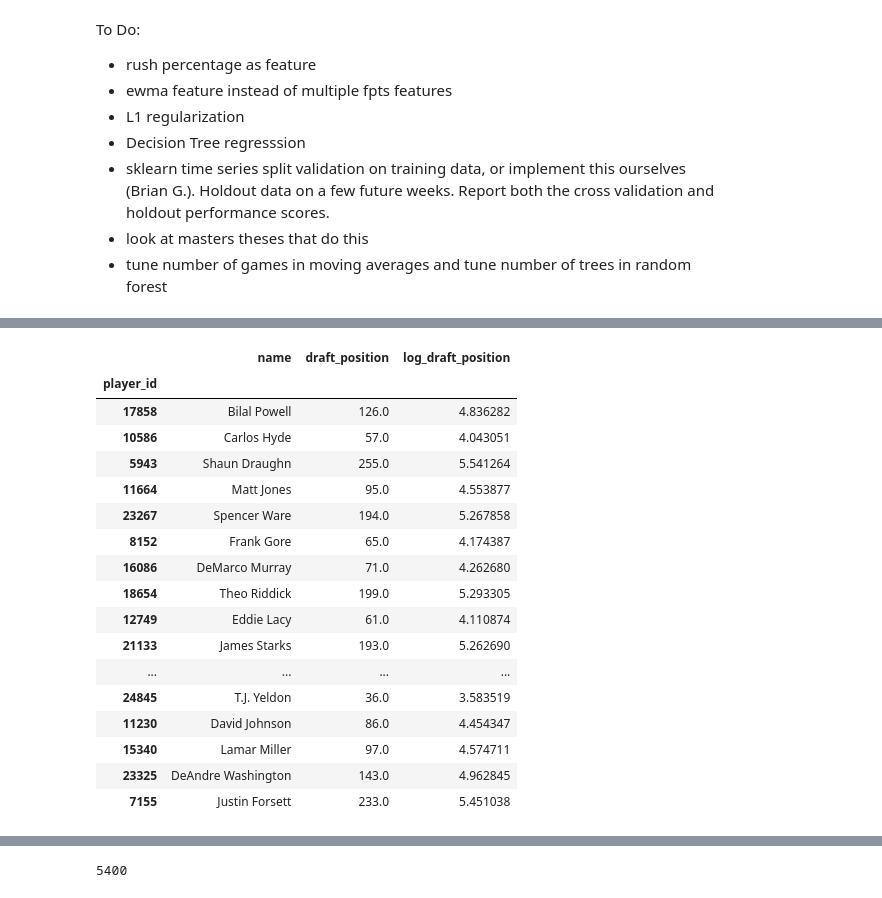
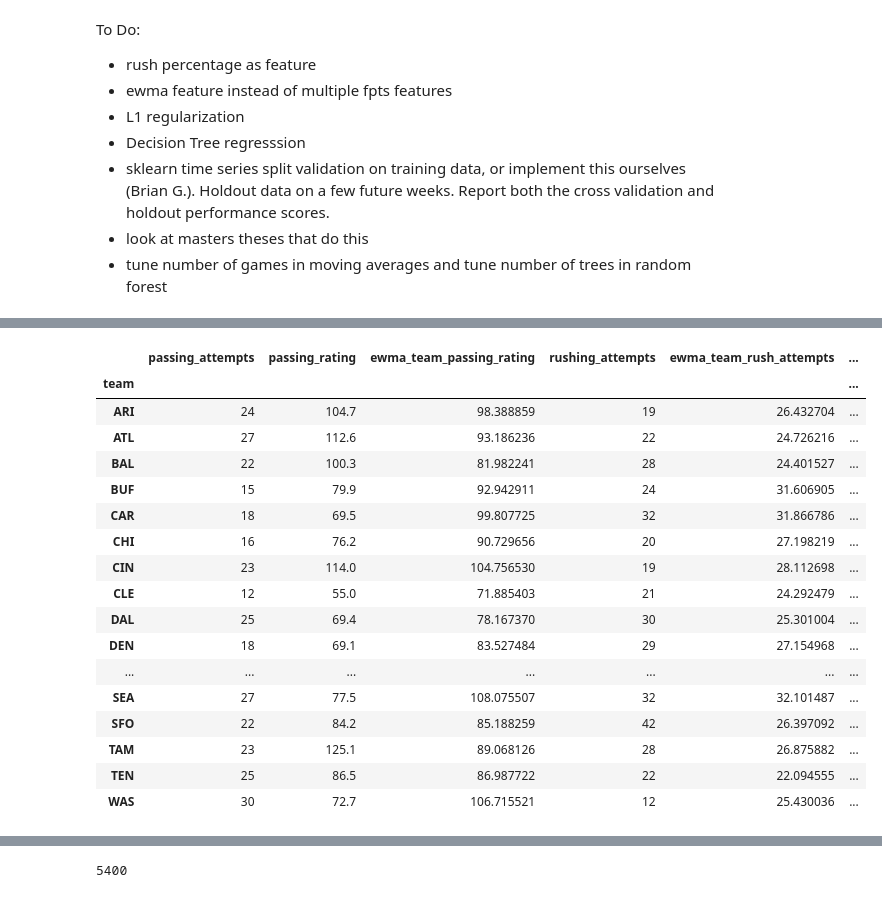
Before and after one commit to nkvarberg/Football-Prediction, a Jupyter notebook: EDA_Varberg.ipynb, the cells around one changed output, grey strips where cells are left out. Cells and saved outputs as stored; diff of their text form; code cells hidden in the pictures.

```diff
--- a/EDA_Varberg.ipynb
+++ b/EDA_Varberg.ipynb
@@ -59,29 +83,6 @@ def get_players_thatweek(all_games, all_players, position, year, game_number, su
     for_df.fillna(255, inplace=True)
     for_df['log_draft_position'] = np.log(for_df.draft_position)
     return pd.DataFrame(data=for_df)
-# %%
-# train to game number
-a = get_players_thatweek(all_games, all_players,'RB',2016,1,subset_position)
-a
-# %% [output]
-|  | name | draft_position | log_draft_position |
-| player_id |  |  |  |
-| 17858 | Bilal Powell | 126.0 | 4.836282 |
-| 10586 | Carlos Hyde | 57.0 | 4.043051 |
-| 5943 | Shaun Draughn | 255.0 | 5.541264 |
-| 11664 | Matt Jones | 95.0 | 4.553877 |
-| 23267 | Spencer Ware | 194.0 | 5.267858 |
-| 8152 | Frank Gore | 65.0 | 4.174387 |
-| 16086 | DeMarco Murray | 71.0 | 4.262680 |
-| 18654 | Theo Riddick | 199.0 | 5.293305 |
-| 12749 | Eddie Lacy | 61.0 | 4.110874 |
-| 21133 | James Starks | 193.0 | 5.262690 |
-| ... | ... | ... | ... |
-| 24845 | T.J. Yeldon | 36.0 | 3.583519 |
-| 11230 | David Johnson | 86.0 | 4.454347 |
-| 15340 | Lamar Miller | 97.0 | 4.574711 |
-| 23325 | DeAndre Washington | 143.0 | 4.962845 |
-| 7155 | Justin Forsett | 233.0 | 5.451038 |
 # %%
 def get_team_stats(games, year, game_number):
     # returns: dataframe with team passing and rushing stats
@@ -143,4 +145,26 @@ def get_def_data(gamesDef, year, gameNumber, gamesBack = 5):
     return def_stats
+# %%
+#df2 = get_team_stats(all_games, 2016, 1)
+df2
+# %% [output]
+|  | passing_attempts | passing_rating | ewma_team_passing_rating | rushing_attempts | ewma_team_rush_attempts | ... |
+| team |  |  |  |  |  | ... |
+| ARI | 24 | 104.7 | 98.388859 | 19 | 26.432704 | ... |
+| ATL | 27 | 112.6 | 93.186236 | 22 | 24.726216 | ... |
+| BAL | 22 | 100.3 | 81.982241 | 28 | 24.401527 | ... |
+| BUF | 15 | 79.9 | 92.942911 | 24 | 31.606905 | ... |
+| CAR | 18 | 69.5 | 99.807725 | 32 | 31.866786 | ... |
+| CHI | 16 | 76.2 | 90.729656 | 20 | 27.198219 | ... |
+| CIN | 23 | 114.0 | 104.756530 | 19 | 28.112698 | ... |
+| CLE | 12 | 55.0 | 71.885403 | 21 | 24.292479 | ... |
+| DAL | 25 | 69.4 | 78.167370 | 30 | 25.301004 | ... |
+| DEN | 18 | 69.1 | 83.527484 | 29 | 27.154968 | ... |
+| ... | ... | ... | ... | ... | ... | ... |
+| SEA | 27 | 77.5 | 108.075507 | 32 | 32.101487 | ... |
+| SFO | 22 | 84.2 | 85.188259 | 42 | 26.397092 | ... |
+| TAM | 23 | 125.1 | 89.068126 | 28 | 26.875882 | ... |
+| TEN | 25 | 86.5 | 86.987722 | 22 | 22.094555 | ... |
+| WAS | 30 | 72.7 | 106.715521 | 12 | 25.430036 | ... |
 # %%
 # example usage
 df1 = get_def_data(gamesDef, 2016, 1, gamesBack=15)
```
Also changed, not shown: parts of 8 cells of this notebook.
